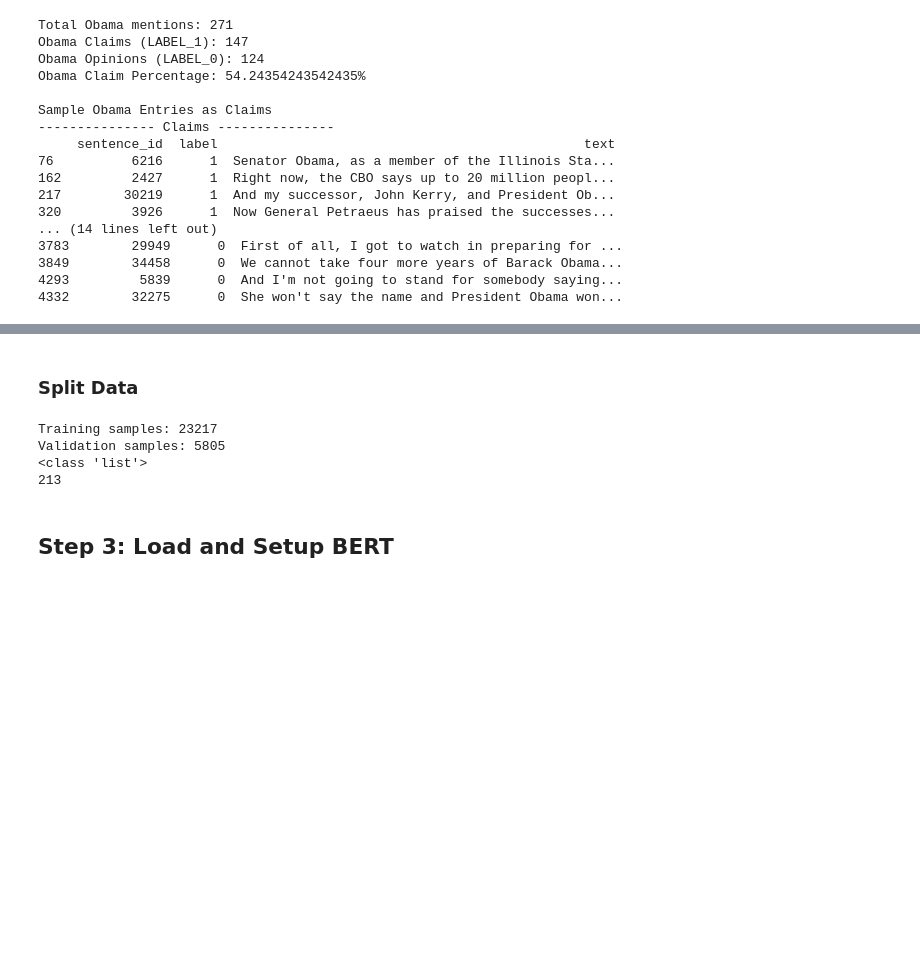
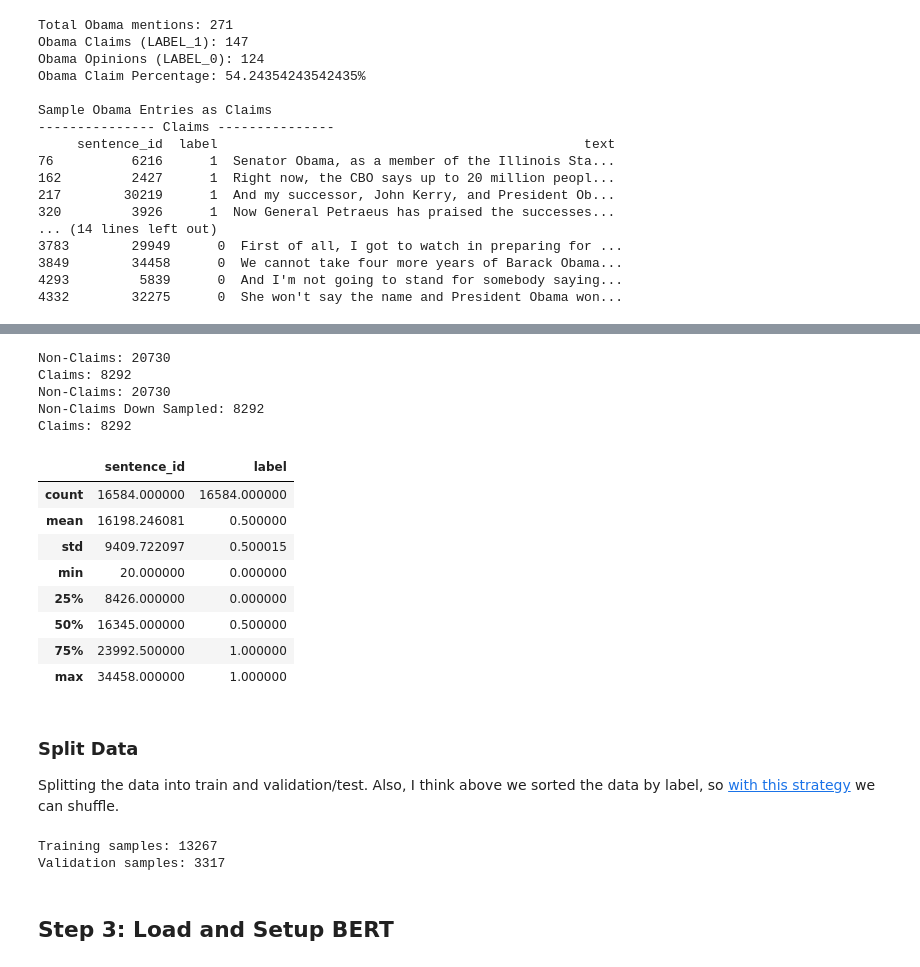
Before and after one commit to ks982579/iu-autonomous-fact-checker, a Jupyter notebook: claim-extract.ipynb, the cells around one changed output, grey strips where cells are left out. Saved outputs shown, nothing was run; the diff lists cells and outputs as text; code cells hidden in the pictures; blank space fills up the shorter version.

Commit message:
Updated methods of splitting data to balance labels

```diff
--- a/claim-extract.ipynb
+++ b/claim-extract.ipynb
@@ -185,9 +87,9 @@ min       16.000000     0.000000
 75%    24134.250000      0.250000
 max    34457.000000      1.000000
 # %%
-all_parts_df = pd.concat([part01_df, part02_df, part03_df])
-print(all_parts_df.describe())
-print(f"Dataset Size: {len(all_parts_df)}")
+df = pd.concat(raw_dfs)
+print(df.describe())
+print(f"Dataset Size: {len(df)}")
 # %% [output]
         sentence_id         label
 count  29022.000000  29022.000000
@@ -254,23 +179,67 @@ Sample Obama Entries as Claims
+# %%
+# split into majority / minority
+df_nonclaims_majority = df[df["label"] == 0] # non-claims
+df_claims_minority = df[df["label"] == 1] # claims
+
+print(f"Non-Claims: {len(df_nonclaims_majority)}")
+print(f"Claims: {len(df_claims_minority)}")
+
+df_nonclaims_downsampled = resample(
+    df_nonclaims_majority,
+    replace=False, # sample without replacement
+    n_samples=len(df_claims_minority),
+    random_state=42
+)
+
+print(f"Non-Claims: {len(df_nonclaims_majority)}")
+print(f"Non-Claims Down Sampled: {len(df_nonclaims_downsampled)}")
+print(f"Claims: {len(df_claims_minority)}")
+
+# Data Frame Balanced: equal parts claim and non-claim
+dfb = pd.concat([df_nonclaims_downsampled, df_claims_minority])
+dfb.describe()
+
+unused_df = df_nonclaims_majority.drop(df_nonclaims_downsampled.index)
+# %% [output]
+Non-Claims: 20730
+Claims: 8292
+Non-Claims: 20730
+Non-Claims Down Sampled: 8292
+Claims: 8292
+|  | sentence_id | label |
+| count | 16584.000000 | 16584.000000 |
+| mean | 16198.246081 | 0.500000 |
+| std | 9409.722097 | 0.500015 |
+| min | 20.000000 | 0.000000 |
+| 25% | 8426.000000 | 0.000000 |
+| 50% | 16345.000000 | 0.500000 |
+| 75% | 23992.500000 | 1.000000 |
+| max | 34458.000000 | 1.000000 |
 # %% [markdown]
 ### Split Data
+
+Splitting the data into train and validation/test.
+Also, I think above we sorted the data by label, so [with this strategy](https://stackoverflow.com/questions/29576430/shuffle-dataframe-rows) we can shuffle.
 # %%
+# Shuffle
+dfb = dfb.sample(frac=1, random_state=42).reset_index(drop=True)
+
 # Split into train/validation sets
-train_texts, val_texts, train_labels, val_labels = train_test_split(
-    all_parts_df["text"].tolist(),
-    all_parts_df["label"].tolist(),
+# Data Frame Training
+# Data Frame Validation
+dft, dfv = train_test_split(
+    dfb,
     test_size=0.2,
-    random_state=42
+    random_state=42,
+    shuffle=True,
+    stratify=dfb["label"],
 )
 
-print(f"Training samples: {len(train_texts)}")
-print(f"Validation samples: {len(val_texts)}")
-print(type(train_texts))
-print(len([x for x in train_texts if "obama" in x.casefold()]))
+print(f"Training samples: {len(dft)}")
+print(f"Validation samples: {len(dfv)}")
 # %% [output]
-Training samples: 23217
-Validation samples: 5805
-<class 'list'>
-213
+Training samples: 13267
+Validation samples: 3317
 # %% [markdown]
 ## Step 3: Load and Setup BERT
 # %% [markdown]
```
Also changed, not shown: parts of 21 cells of this notebook, 1 other file.
